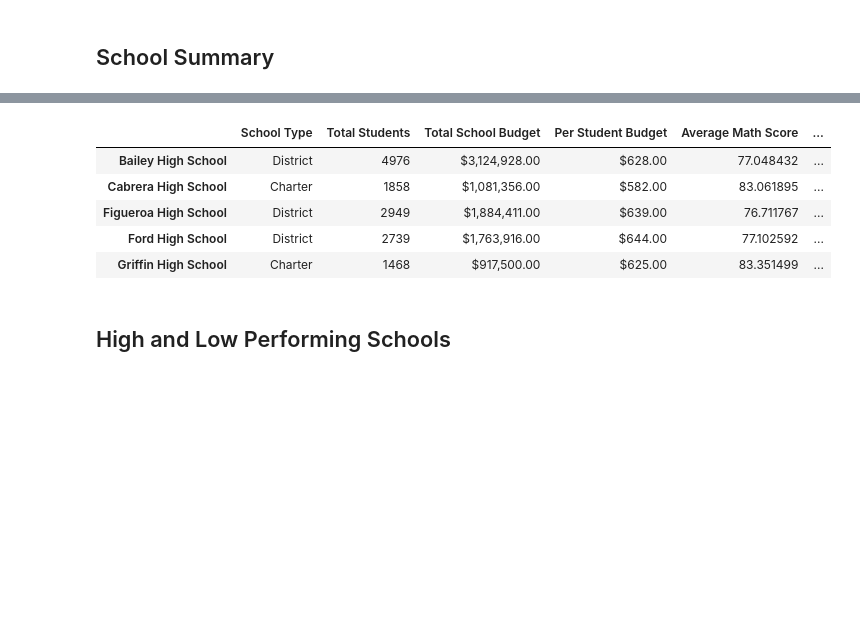
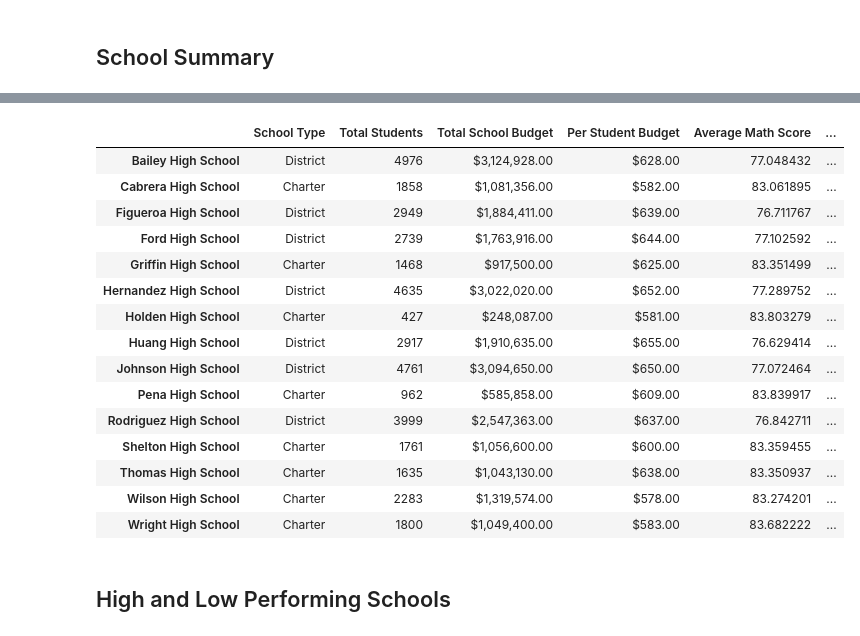
Before and after one commit to calistad/School_District_Analysis, a Jupyter notebook: PyCitySchools_testing.ipynb, the cells around one changed output, grey strips where cells are left out. Cells and saved outputs as stored; diff of their text form; code cells hidden in the pictures; blank space fills up the shorter version.

```diff
--- a/PyCitySchools_testing.ipynb
+++ b/PyCitySchools_testing.ipynb
@@ -286,10 +301,3 @@ per_school_summary_df["Per Student Budget"] = per_school_summary_df["Per Student
-# %%
-# Reorder the columns in the order you want them to appear.
-new_column_order = ["School Type", "Total Students", "Total School Budget", "Per Student Budget",
-                    "Average Math Score", "Average Reading Score", "% Passing Math", "% Passing Reading", "% Overall Passing"]
-
-# Assign district summary df the new column order.
-per_school_summary_df = per_school_summary_df[new_column_order]
 # %%
 # Step 5.  Get the number of 10th-12th graders from Thomas High School (THS).
 THS_students = school_data_complete_df.loc[(school_data_complete_df["grade"]!="9th")
@@ -329,14 +337,24 @@ per_school_summary_df.loc["Thomas High School", "% Passing Reading"] = passing_r
 # Step 14. Replace the overall passing percentage for Thomas High School in the per_school_summary_df.
 per_school_summary_df.loc["Thomas High School", "% Overall Passing"] = overall_percentage
 # %%
-per_school_summary_df.head()
+per_school_summary_df
 # %% [output]
 |  | School Type | Total Students | Total School Budget | Per Student Budget | Average Math Score | ... |
 | Bailey High School | District | 4976 | $3,124,928.00 | $628.00 | 77.048432 | ... |
 | Cabrera High School | Charter | 1858 | $1,081,356.00 | $582.00 | 83.061895 | ... |
 | Figueroa High School | District | 2949 | $1,884,411.00 | $639.00 | 76.711767 | ... |
 | Ford High School | District | 2739 | $1,763,916.00 | $644.00 | 77.102592 | ... |
 | Griffin High School | Charter | 1468 | $917,500.00 | $625.00 | 83.351499 | ... |
+| Hernandez High School | District | 4635 | $3,022,020.00 | $652.00 | 77.289752 | ... |
+| Holden High School | Charter | 427 | $248,087.00 | $581.00 | 83.803279 | ... |
+| Huang High School | District | 2917 | $1,910,635.00 | $655.00 | 76.629414 | ... |
+| Johnson High School | District | 4761 | $3,094,650.00 | $650.00 | 77.072464 | ... |
+| Pena High School | Charter | 962 | $585,858.00 | $609.00 | 83.839917 | ... |
+| Rodriguez High School | District | 3999 | $2,547,363.00 | $637.00 | 76.842711 | ... |
+| Shelton High School | Charter | 1761 | $1,056,600.00 | $600.00 | 83.359455 | ... |
+| Thomas High School | Charter | 1635 | $1,043,130.00 | $638.00 | 83.350937 | ... |
+| Wilson High School | Charter | 2283 | $1,319,574.00 | $578.00 | 83.274201 | ... |
+| Wright High School | Charter | 1800 | $1,049,400.00 | $583.00 | 83.682222 | ... |
 # %% [markdown]
 ## High and Low Performing Schools
 # %%
```
Also changed, not shown: parts of 7 cells of this notebook, 2 other files.
